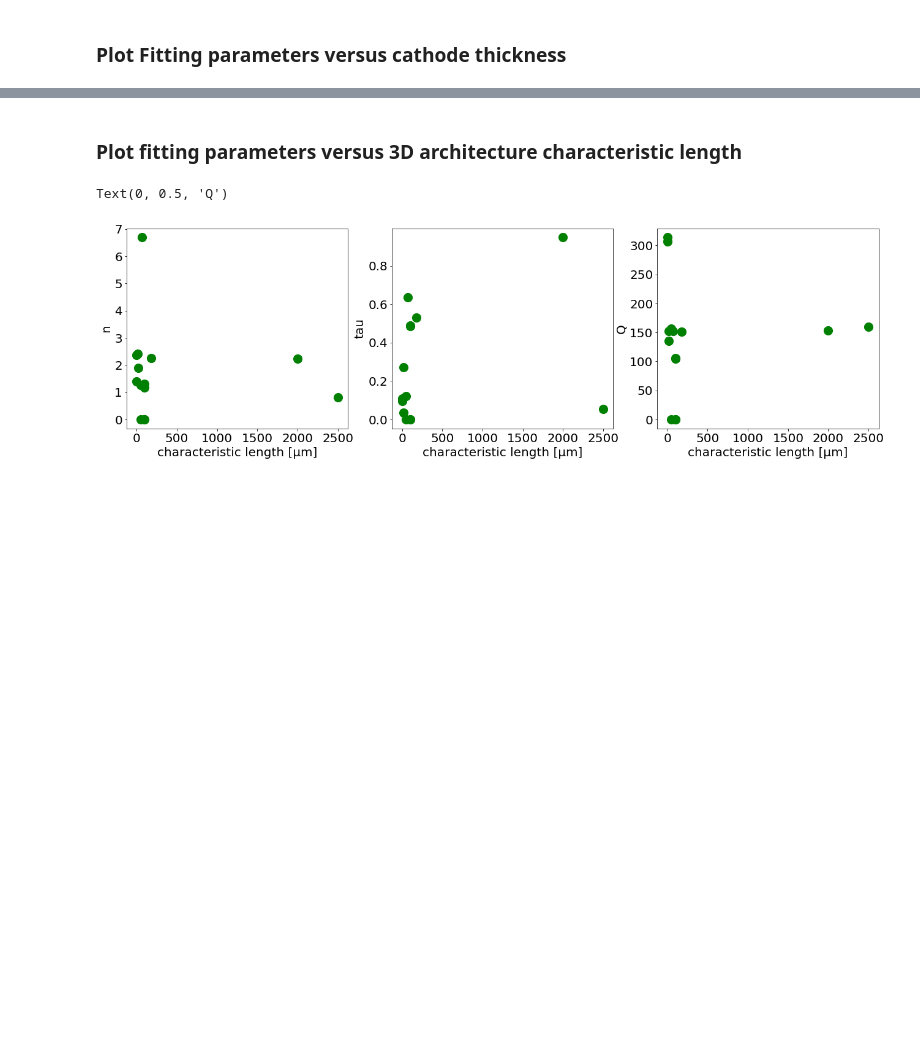
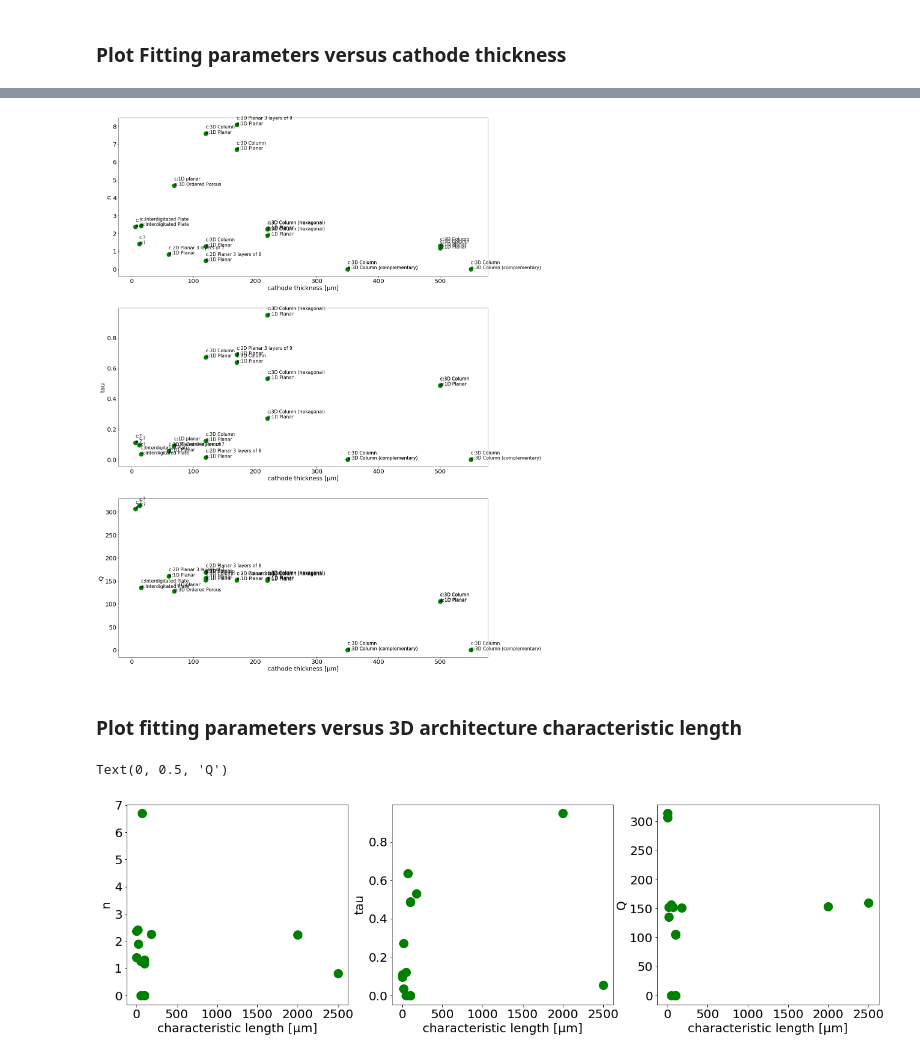
Before and after one commit to BatteryDesign/BatteryRateCap, a Jupyter notebook: Fitting_visualization.ipynb, the cells around one changed output, grey strips where cells are left out. Saved outputs shown, nothing was run; the diff lists cells and outputs as text; code cells hidden in the pictures; blank space fills up the shorter version.

```diff
--- a/Fitting_visualization.ipynb
+++ b/Fitting_visualization.ipynb
@@ -402,3 +446,32 @@ Text(0, 0.5, 'Q')
+# %%
+matplotlib.rcParams.update({'font.size': 20})
+fig = plt.figure(figsize=(22,33))
+ax = fig.subplots(nrows=3,ncols=1)
+
+cathode_arc = par_df_full['Cathode Architecture'].values
+anode_arc = par_df_full['Anode Architecture'].values
+
+ax[0].scatter(cathode_thickness, n, color='g',s=200)
+ax[0].set_xlabel('cathode thickness [µm]')
+ax[0].set_ylabel('n')
+for index, txt in enumerate(cathode_arc):
+    ax[0].annotate('c:'+str(txt)+'\n'+'a:'+str(anode_arc[index]), (cathode_thickness[index], n[index]), fontsize=15)
+
+
+ax[1].scatter(cathode_thickness, tau, color='g',s=200)
+ax[1].set_xlabel('cathode thickness [µm]')
+ax[1].set_ylabel('tau')
+for index, txt in enumerate(cathode_arc):
+    ax[1].annotate('c:'+str(txt)+'\n'+'a:'+str(anode_arc[index]), (cathode_thickness[index], tau[index]), fontsize=15)
+
+
+ax[2].scatter(cathode_thickness, Q, color='g',s=200)
+ax[2].set_xlabel('cathode thickness [µm]')
+ax[2].set_ylabel('Q')
+for index, txt in enumerate(cathode_arc):
+    ax[2].annotate('c:'+str(txt)+'\n'+'a:'+str(anode_arc[index]), (cathode_thickness[index], Q[index]), fontsize=15)
+# %% [output]
+[figure, added]
 # %% [markdown]
 ### Plot fitting parameters versus 3D architecture characteristic length
 # %%
```
Also changed, not shown: parts of 3 cells of this notebook.
